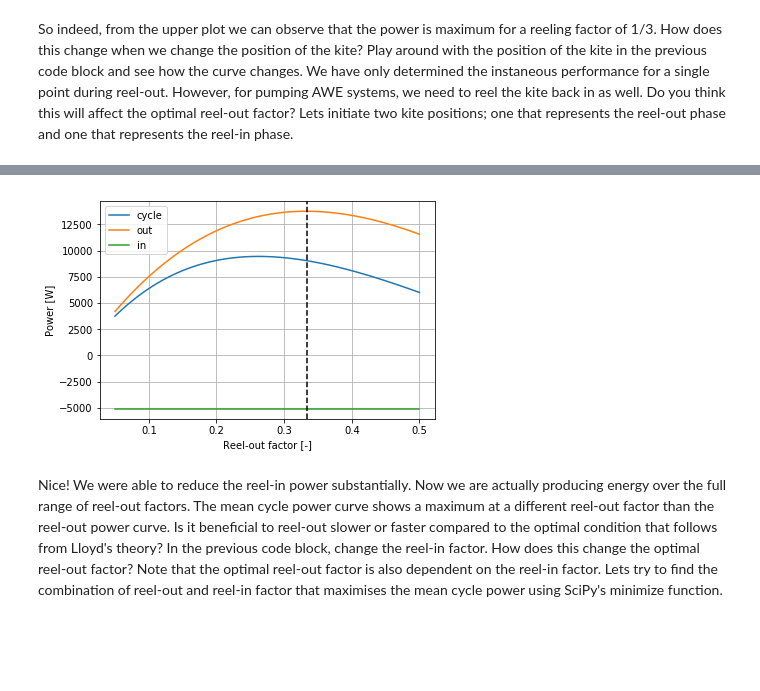
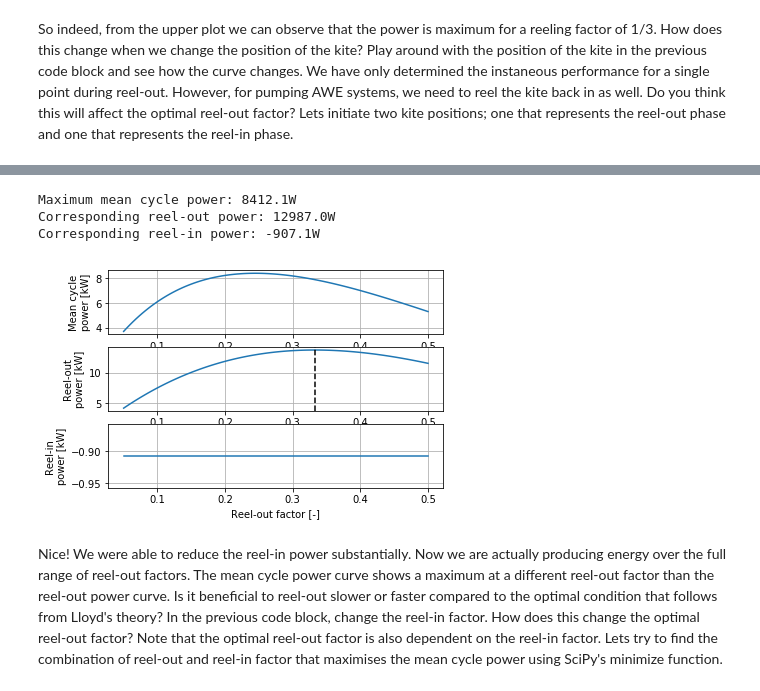
Before and after one commit to awecourse/workshop, a Jupyter notebook: awe_workshop_2019.ipynb, the cells around one changed output, grey strips where cells are left out. Saved outputs shown, nothing was run; the diff lists cells and outputs as text; code cells hidden in the pictures; blank space fills up the shorter version.

```diff
--- a/awe_workshop_2019.ipynb
+++ b/awe_workshop_2019.ipynb
@@ -7,21 +7,22 @@ First, let's initiate the objects that specify the wind conditions and the syste
 # %%
+# Import required packages.
 from qsm import Environment, KiteKinematics, StaticAerodynamics, SteadyState
 import matplotlib.pyplot as plt
 import numpy as np
 
-# Creating uniform wind field input.
+# Create an object setting the wind conditions.
 env_state = {
     'wind_speed': 7.,  # [m/s]
     'air_density': 1.225,  # [kg/m^3]
 }
 env_state = Environment(**env_state)
 
-# Creating system properties input.
+# Create an object setting the system properties.
 c_l = 1.
 l_to_d = 5.
 sys_props = {
     'kite_projected_area': 16.7,  # [m^2]
-    'kite_mass': 20.,  # [kg]
+    'kite_mass': 0.,  # [kg]
     'tether_density': 0.,  # [kg/m^3]
     'tether_diameter': 0.,  # [m]
     'lift_to_drag': l_to_d,  # [-]
@@ -123,53 +149,79 @@ It turns out that the mean cycle power negative and monotonically decreasing. Th
 # %%
 from copy import copy
 
+# Differentiate between system properties for reel-in and reel-out such that we can set the aerodynamic properties
+# for the two phases seperately.
 sys_props_out = copy(sys_props)
 sys_props_in = copy(sys_props)
-c_l = .2
+kite_mass = 20
+sys_props_out.kite_mass = kite_mass
+sys_props_in.kite_mass = kite_mass
+
+# Lower the lift coefficient for the reel-in phase.
+c_l = 0.2
 l_to_d = 1.
 sys_props_in.lift_to_drag = l_to_d
 sys_props_in.aerodynamic_force_coefficient = c_l * np.sqrt(1. + (1. / l_to_d) ** 2.)
 
+# Create a function for calculating the mean cycle power given the reeling factor during reel-out and reel-in.
 def calc_mean_cycle_power(rf_out, rf_in):
+    # Determine steady state for reel-out.
     ss_out = SteadyState()
     ss_out.control_settings = ('reeling_factor', rf_out)
-    ss_out.find_state(sys_props_out, env_state, kite_position_out)
+    ss_out.find_state(sys_props_out, env_state, kite_position_out)  # Input new reel-out system properties object.
     p_out = ss_out.power_ground
     v_out = ss_out.reeling_speed
 
+    # Determine steady state for reel-in.
     ss_in = SteadyState()
     ss_in.control_settings = ('reeling_factor', rf_in)
-    ss_in.find_state(sys_props_in, env_state, kite_position_in)
+    ss_in.find_state(sys_props_in, env_state, kite_position_in)  # Input new reel-in system properties object.
     p_in = ss_in.power_ground
     v_in = -ss_in.reeling_speed
 
+    # Calculate mean cycle power from reel-out and reel-in steady state solutions.
     mean_cycle_power = (p_out/v_out + p_in/v_in) * v_out*v_in/(v_out + v_in)
 
     return mean_cycle_power, p_out, p_in
 
+# Set the range of reeling factors for which we will determine the steady states.
 n_reeling_factors = 100
 reel_out_factors = np.linspace(0.05, 0.5, n_reeling_factors)
-reel_in_factor = -1
+reel_in_factor = -.5
 
+# Create arrays to which we will save our results.
 mean_cycle_power = np.zeros(n_reeling_factors)
 power_out = np.zeros(n_reeling_factors)
 power_in = np.zeros(n_reeling_factors)
+
+# Iterate over the reel-out factors and calculate corresponding mean cycle power.
 for i, rf_out in enumerate(reel_out_factors):
     mcp, p_out, p_in = calc_mean_cycle_power(rf_out, reel_in_factor)
     mean_cycle_power[i] = mcp
     power_out[i] = p_out
     power_in[i] = p_in
+i_max = np.argmax(mean_cycle_power)
+print("Maximum mean cycle power: {:.1f}W".format(mean_cycle_power[i_max]))
+print("Corresponding reel-out power: {:.1f}W".format(power_out[i_max]))
+print("Corresponding reel-in power: {:.1f}W".format(power_in[i_max]))
 
-plt.plot(reel_out_factors, mean_cycle_power, label="cycle")
-plt.plot(reel_out_factors, power_out, label="out")
-plt.plot(reel_out_factors, power_in, label="in")
+# Plot the results.
+fig, ax = plt.subplots(3, 1)
+ax[0].plot(reel_out_factors, mean_cycle_power*1e-3)
+ax[0].set_ylabel('Mean cycle\npower [kW]')
+ax[1].plot(reel_out_factors, power_out*1e-3)
+ax[1].set_ylabel('Reel-out\npower [kW]')
+ax[2].plot(reel_out_factors, power_in*1e-3)
+ax[2].set_ylabel('Reel-in\npower [kW]')
 
-plt.axvline(1/3., linestyle='--', color='k')
-plt.xlabel('Reel-out factor [-]')
-plt.ylabel('Power [W]')
-plt.legend()
-plt.grid()
+ax[1].axvline(1/3., linestyle='--', color='k')
+ax[-1].set_xlabel('Reel-out factor [-]')
+for a in ax:
+    a.grid()
 # %% [output]
+Maximum mean cycle power: 8412.1W
+Corresponding reel-out power: 12987.0W
+Corresponding reel-in power: -907.1W
-[figure, old version]
+[figure, new version]
 # %% [markdown]
 Nice! We were able to reduce the reel-in power substantially. Now we are actually producing energy over the full range of reel-out factors. The mean cycle power curve shows a maximum at a different reel-out factor than the reel-out power curve. Is it beneficial to reel-out slower or faster compared to the optimal condition that follows from Lloyd's theory? In the previous code block, change the reel-in factor. How does this change the optimal reel-out factor? Note that the optimal reel-out factor is also dependent on the reel-in factor. Lets try to find the combination of reel-out and reel-in factor that maximises the mean cycle power using SciPy's minimize function.
```
Also changed, not shown: parts of 14 cells of this notebook, 1 other file.
